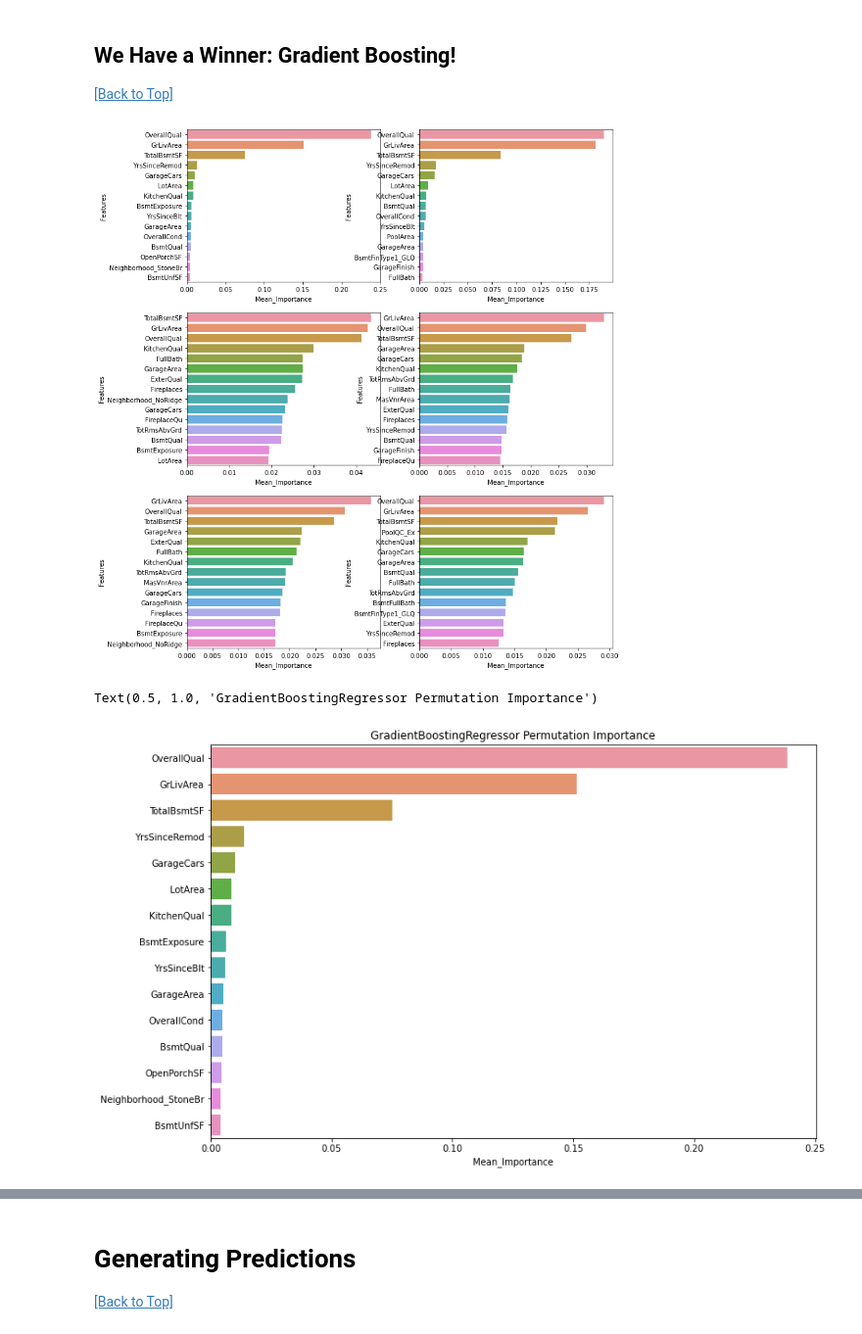
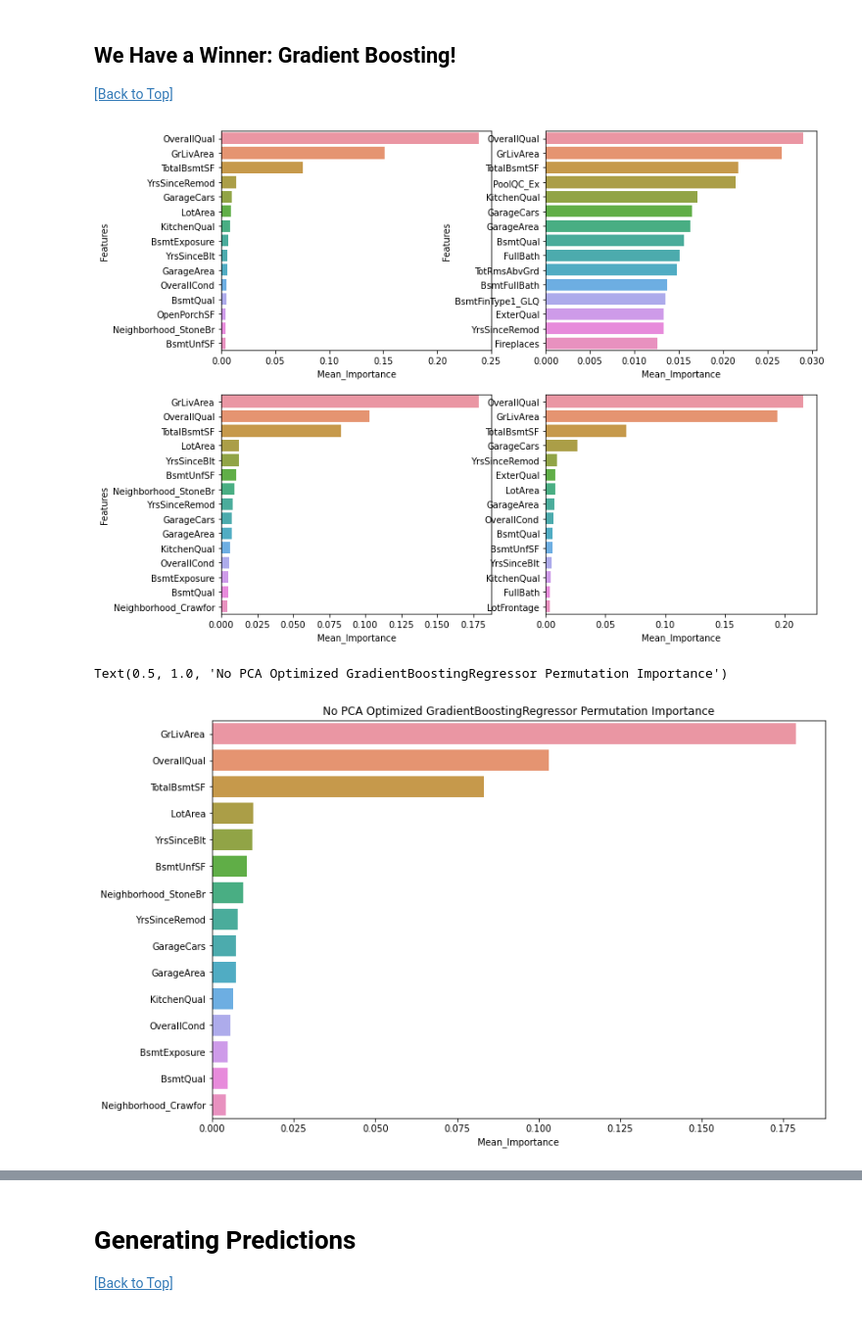
Before and after one commit to BaroqBard/IowaHousingPredictions, a Jupyter notebook: Iowa Housing Project - II. Modeling & Analysis.ipynb, the cells around one changed output, grey strips where cells are left out. Shown at 98% size. Cells and saved outputs as stored; diff of their text form; code cells hidden in the pictures.

Commit message:
Name corrections, graph corrections, etc.

```diff
--- a/Iowa Housing Project - II. Modeling & Analysis.ipynb
+++ b/Iowa Housing Project - II. Modeling & Analysis.ipynb
@@ -1112,18 +1112,2 @@ cooked_resul.head(8)
 | NOPCAOptimized_Train | 0.937206 | 0.907583 | 0.948009 | 0.999803 | 0.994289 | 0.992215 |
 | NOPCAOptimized_Test | 0.882177 | 0.878069 | 0.871754 | 0.897846 | 0.872699 | 0.909077 |
-# %%
-vers1 = [optimized_ridge, optimized_svr, optimized_randomForest,
-        optimized_gradientBoost, optimized_XGRandomForest, optimized_XGBooster]
-
-vers2 = [optimized_ridge2, optimized_svr2, optimized_randomForest2,
-        optimized_gradientBoost2, optimized_XGRandomForest2, optimized_XGBooster2]
-
-for i in vers1:
-    print(str(i.estimator).split('(')[0] + ' Train: ' + str(i.score(x_train, y_train['SalePrice'])))
-    print(str(i.estimator).split('(')[0] + ' Test: ' + str(i.score(x_test, y_test['SalePrice'])))
-
-print(50*'-')
-
-for i in vers2:
-    print(str(i.estimator).split('(')[0] + ' Train: ' + str(i.score(cooked_xtrain, cooked_ytrain)))
-    print(str(i.estimator).split('(')[0] + ' Test: ' + str(i.score(x_test, y_test['SalePrice'])))
@@ -1303,33 +1269,34 @@ for ax, mod in zip(axs.flat, all_models):
 ## We Have a Winner: Gradient Boosting!
 [[Back to Top]](#Iowa-Housing-Pricing:-Modeling-&-Analysis)
 # %%
+##########################################
+### Display GB Permutation Importances ###
+##########################################
 
-gboosts = [gradientBoost, gradientBoost2,
-          gboostp, gboostp2,
-          gs_gradientBoost, cooked_gradientBoost]
+gboosts = [gradientBoost, cooked_gradientBoost,
+          optimized_gradientBoost, optimized_gradientBoost2]
 
 gb_names = ['Uncooked GradientBoost', 'Cooked GradientBoost',
-           'Uncooked PCA GB', 'Cooked PCA GB',
-           'Uncooked PCA/GS GB', 'Cooked PCA/GS GB']
+           'Uncooked Optimized GradientBoost', 'Cooked Optimized GradientBoost']
 
-fig, axs = plt.subplots(3, 2, figsize=(12, 15))
+fig, axs = plt.subplots(2, 2, figsize=(12, 10))
 m_idx = 0
 
 for ax, mod in zip(axs.flat, gboosts):
     perms = permutation_importance(mod, x_train, y_train['SalePrice'],
                                   n_jobs=-2, random_state=430)
 
     # Generate Perm DF
     perm_imp = pd.DataFrame({'Mean_Importance': list(perms['importances_mean']),
                             'Features': x_train.columns.to_list()})
     perm_imp = perm_imp.sort_values(by='Mean_Importance', ascending=False).head(15)
 
     # Plot
     sns.barplot(x=perm_imp['Mean_Importance'], y=perm_imp['Features'], ax=ax)
     plt.ylabel('')
     m_idx += 1
 # %% [output]
-[figure, old version]
+[figure, new version]
 # %%
 #######################################
 ### Focus GradientBoostingRegressor ###
@@ -1337,7 +1304,7 @@ for ax, mod in zip(axs.flat, gboosts):
 
 fig, axs = plt.subplots(figsize=(12, 8))
 
-perms = permutation_importance(gradientBoost, x_train, y_train['SalePrice'],
+perms = permutation_importance(optimized_gradientBoost, x_train, y_train['SalePrice'],
                               n_jobs=-2, random_state=430)
 perm_imp = pd.DataFrame({'Mean_Importance': list(perms['importances_mean']),
                         'Features': x_train.columns.to_list()})
@@ -1345,7 +1312,7 @@ perm_imp = perm_imp.sort_values(by='Mean_Importance', ascending=False).head(15)
 
 sns.barplot(x=perm_imp['Mean_Importance'], y=perm_imp['Features'])
 plt.ylabel('')
-plt.title('GradientBoostingRegressor Permutation Importance')
+plt.title('No PCA Optimized GradientBoostingRegressor Permutation Importance')
 # %% [output]
-Text(0.5, 1.0, 'GradientBoostingRegressor Permutation Importance')
+Text(0.5, 1.0, 'No PCA Optimized GradientBoostingRegressor Permutation Importance')
-[figure, old version]
+[figure, new version]
```
Also changed, not shown: parts of 13 cells of this notebook.
